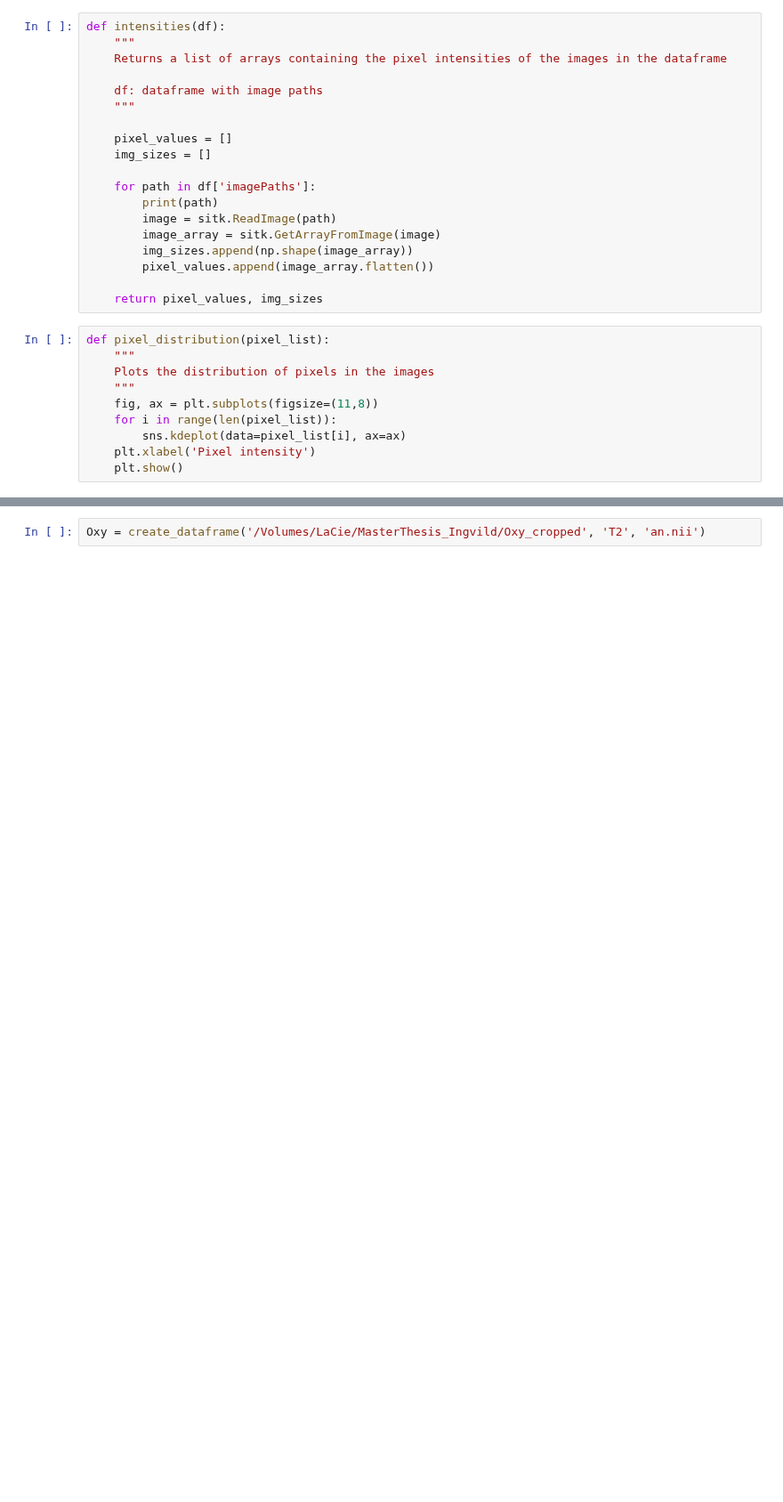
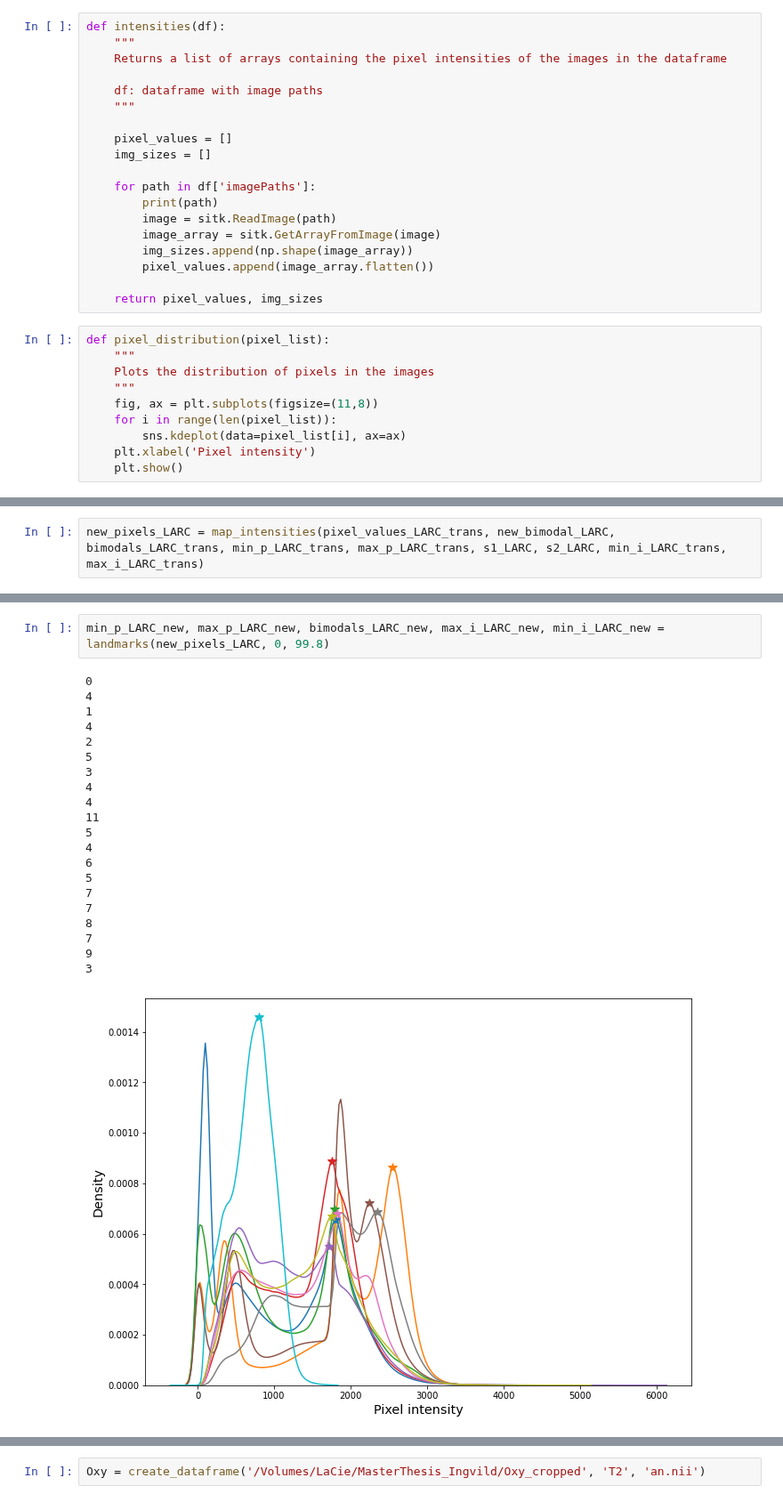
Before and after one commit to IngvildAskimAdde/MasterThesis, a Jupyter notebook: standardinzing_images.ipynb, the cells around one changed output, grey strips where cells are left out. Shown at 89% size. Drawn from its saved outputs; the diff is of its cells as text; blank space fills up the shorter version.

```diff
--- a/standardinzing_images.ipynb
+++ b/standardinzing_images.ipynb
@@ -55,0 +322,2 @@ def pixel_distribution(pixel_list):
+# %%
+new_pixels_LARC = map_intensities(pixel_values_LARC_trans, new_bimodal_LARC, bimodals_LARC_trans, min_p_LARC_trans, max_p_LARC_trans, s1_LARC, s2_LARC, min_i_LARC_trans, max_i_LARC_trans)
@@ -55,0 +346,24 @@ def pixel_distribution(pixel_list):
+# %%
+min_p_LARC_new, max_p_LARC_new, bimodals_LARC_new, max_i_LARC_new, min_i_LARC_new = landmarks(new_pixels_LARC, 0, 99.8)
+# %% [output]
+0
+4
+1
+4
+2
+5
+3
+4
+4
+11
+5
+4
+6
+5
+7
+7
+8
+7
+9
+3
+[figure, added]
```
Also changed, not shown: parts of 60 cells of this notebook, 6 other files.
